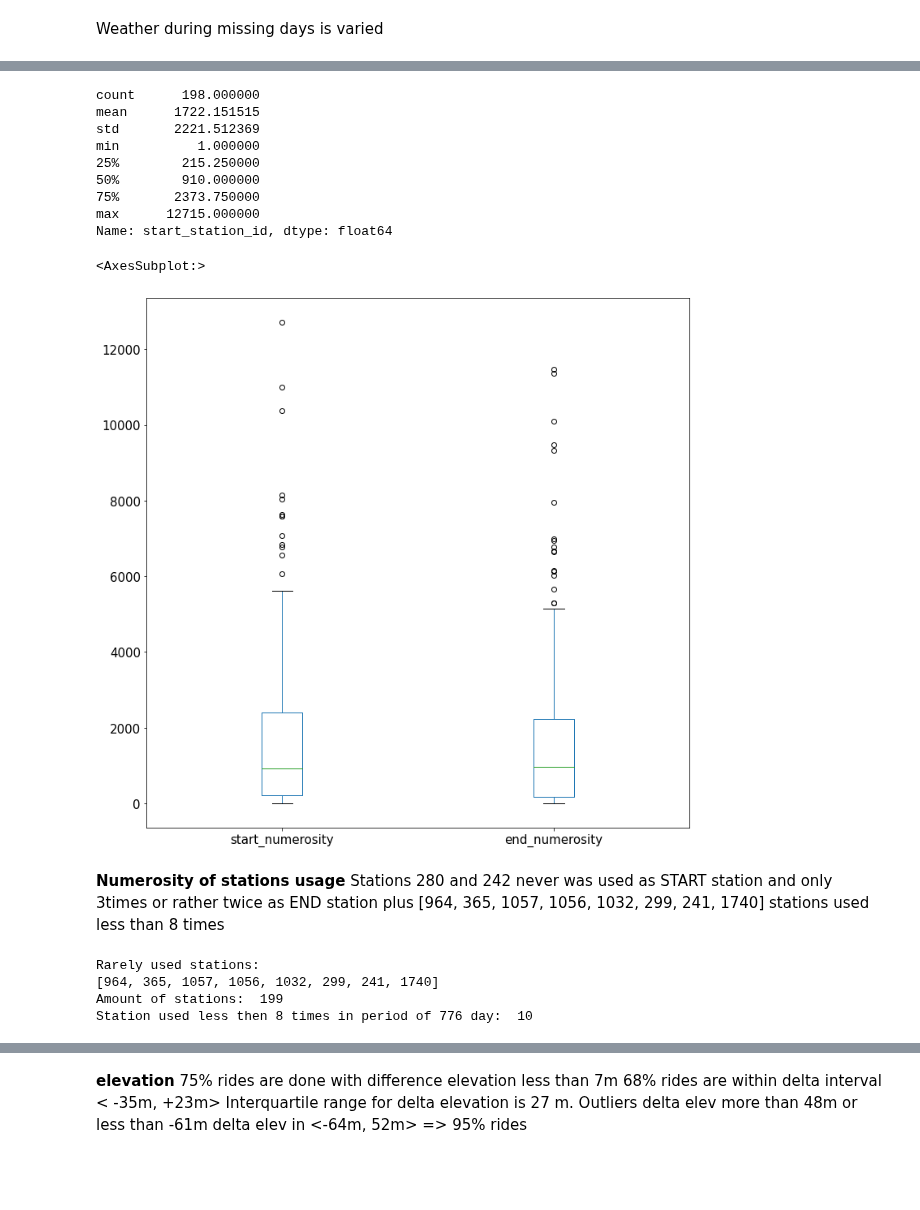
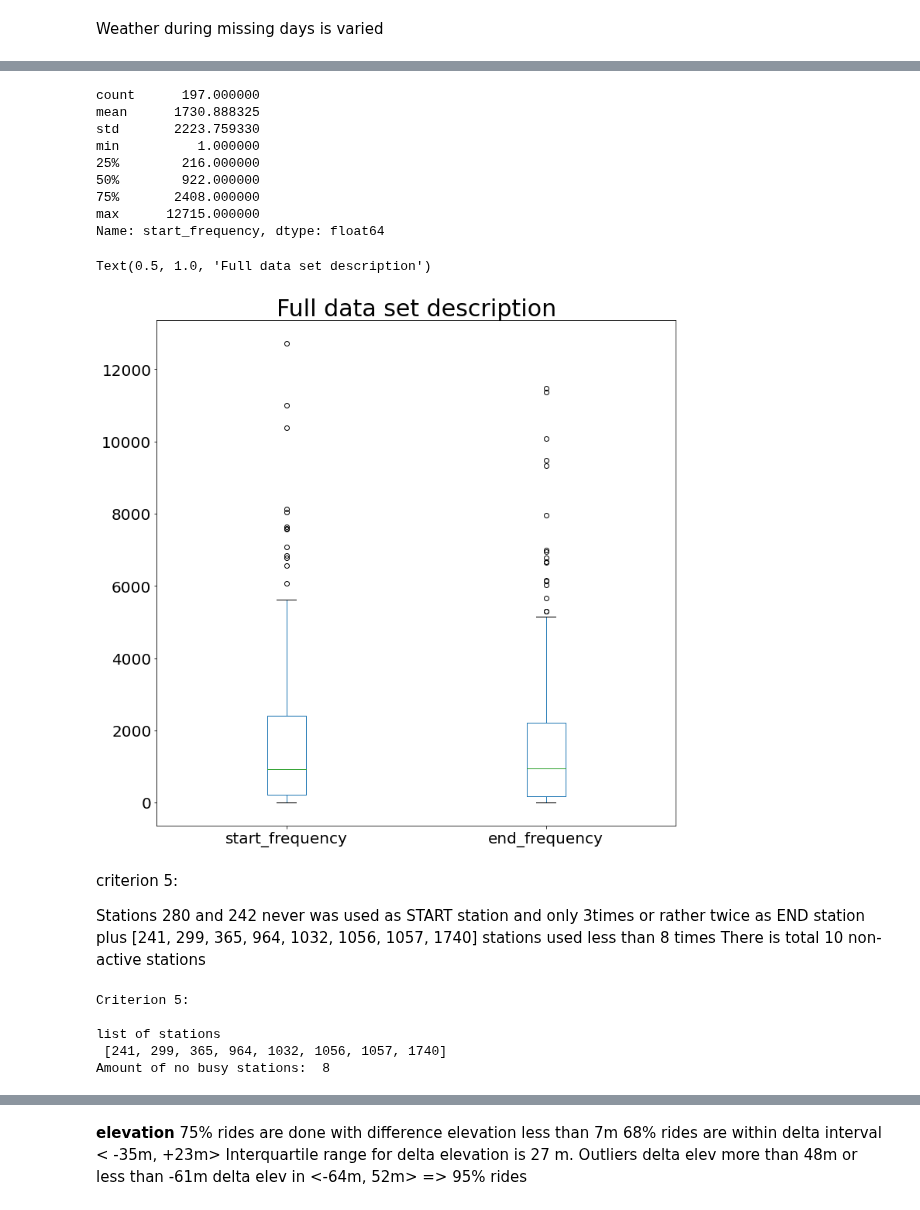
Before and after one commit to daim77/python_BI_analysis_bike_sharing, a Jupyter notebook: results.ipynb, the cells around one changed output, grey strips where cells are left out. Drawn from its saved outputs; the diff is of its cells as text; code cells hidden in the pictures; blank space fills up the shorter version.

Commit message:
active and non active stations

```diff
--- a/results.ipynb
+++ b/results.ipynb
@@ -991,40 +813,50 @@ usless      - 8 times or less during 776 days
 # %%
-stations_starts_df = bikes_df['start_station_id'].value_counts()
-stations_ends_df = bikes_df['end_station_id'].value_counts()
-print(stations_starts_df.describe())
+stations_starts_df = full_data_df['start_station_id'].value_counts()
+stations_ends_df = full_data_df['end_station_id'].value_counts()
+
 df1 = pd.DataFrame(stations_starts_df).reset_index()
-df1.columns = ['id', 'start_numerosity']
+df1.columns = ['id', 'start_frequency']
+
 df2 = pd.DataFrame(stations_ends_df).reset_index()
-df2.columns = ['id', 'end_numerosity']
+df2.columns = ['id', 'end_frequency']
+
 df = pd.merge(df2, df1, left_on='id', right_on='id', how='left')
-df.boxplot(column=['start_numerosity', 'end_numerosity'], grid=False, fontsize=15, figsize=(12,12))
+id_act_desc = df.start_frequency.describe()
+print(id_act_desc)
+
+df.boxplot(
+    column=['start_frequency', 'end_frequency'],
+    grid=False,
+    fontsize=20,
+    figsize=(12,12))
+plt.title('Full data set description', fontsize=30)
 # %% [output]
-count      198.000000
-mean      1722.151515
-std       2221.512369
+count      197.000000
+mean      1730.888325
+std       2223.759330
 min          1.000000
-25%        215.250000
-50%        910.000000
-75%       2373.750000
+25%        216.000000
+50%        922.000000
+75%       2408.000000
 max      12715.000000
-Name: start_station_id, dtype: float64
+Name: start_frequency, dtype: float64
-<AxesSubplot:>
+Text(0.5, 1.0, 'Full data set description')
-[figure, old version]
+[figure, new version]
 # %% [markdown]
-**Numerosity of stations usage**
+criterion 5:
+
 Stations 280 and 242 never was used as START station and only 3times or rather twice as END station
-plus [964, 365, 1057, 1056, 1032, 299, 241, 1740] stations used less than 8 times
+plus [241, 299, 365, 964, 1032, 1056, 1057, 1740] stations used less than 8 times
+There is total 10 non-active stations
 # %%
-df['accumulation'] = df['end_numerosity'] - df['start_numerosity']
-list1 = df.loc[(df['start_numerosity'] < 8) & (df['end_numerosity'] < 8), ['id']]
-print('Rarely used stations: ')
-print(list1['id'].tolist())
-
-print('Amount of stations: ', stations_id_df.shape[0])
-print('Station used less then 8 times in period of 776 day: ',
-      stations_starts_df.loc[stations_starts_df < 8].index.__len__())
+df['accumulation'] = df['end_frequency'] - df['start_frequency']
+list1 = df.loc[(df['start_frequency'] < 8) & (df['end_frequency'] < 8), ['id']]
+print('Criterion 5:\n')
+print('list of stations\n',sorted(list1['id'].tolist()))
+print('Amount of no busy stations: ', len(list1))
 # %% [output]
-Rarely used stations:
-[964, 365, 1057, 1056, 1032, 299, 241, 1740]
-Amount of stations:  199
-Station used less then 8 times in period of 776 day:  10
+Criterion 5:
+
+list of stations
+ [241, 299, 365, 964, 1032, 1056, 1057, 1740]
+Amount of no busy stations:  8
```
Also changed, not shown: parts of 57 cells of this notebook.
